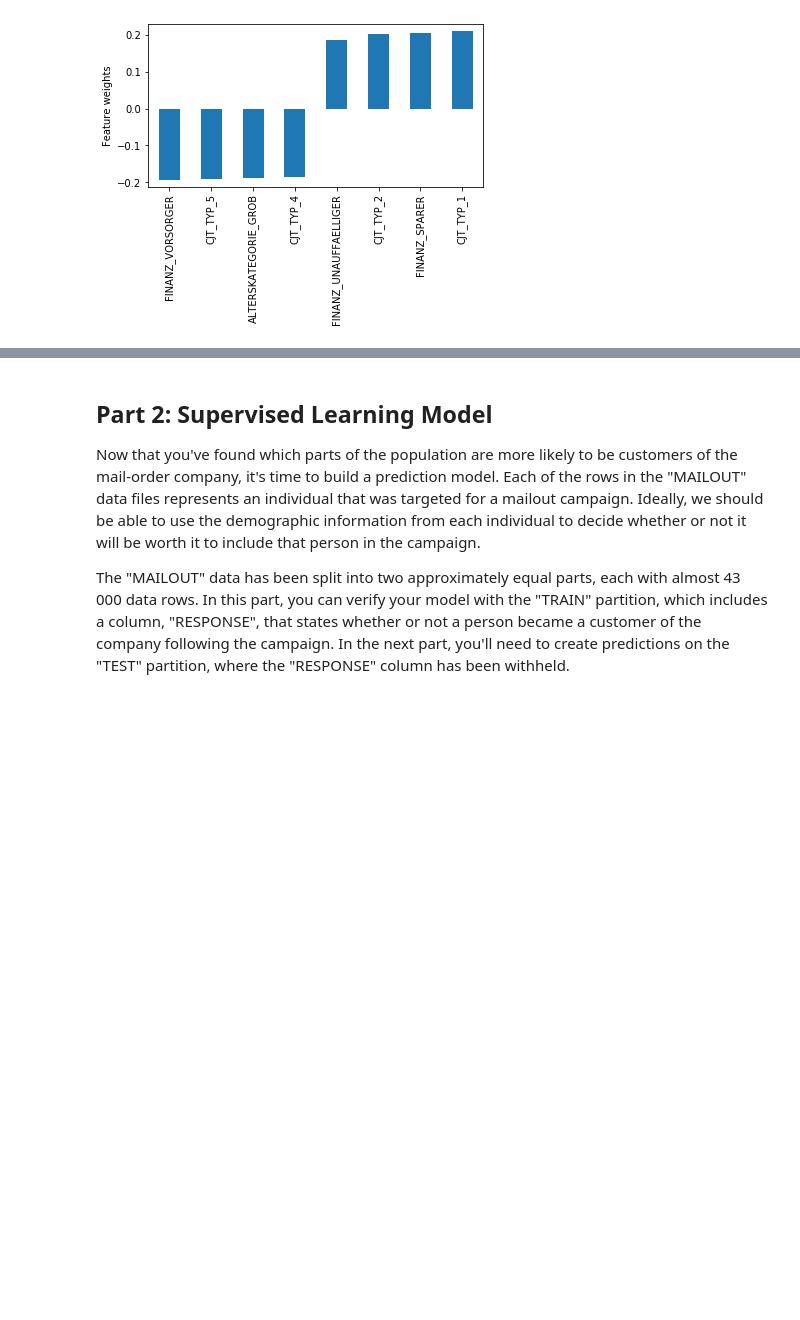
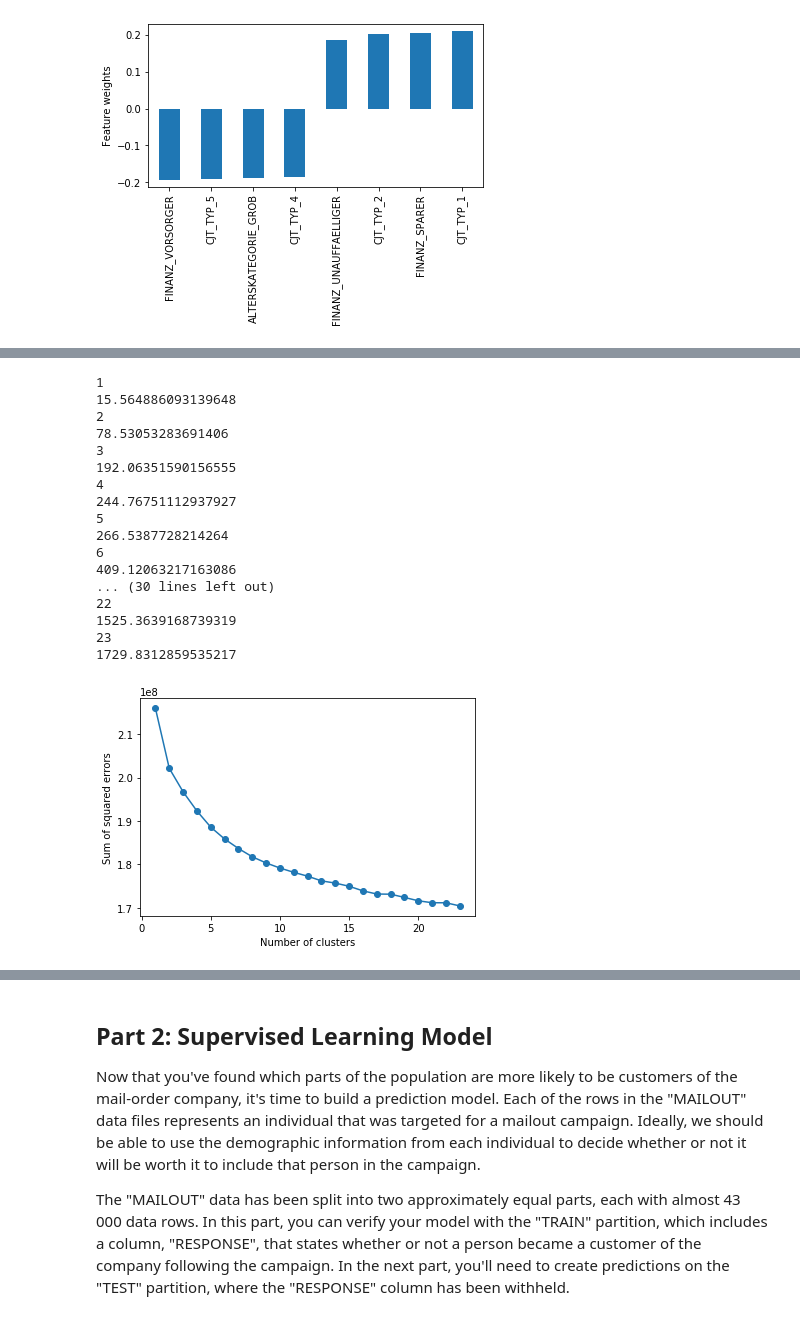
Before and after one commit to thapasun/udacity-DSND-capstone, a Jupyter notebook: Arvato Project Workbook.ipynb, the cells around one changed output, grey strips where cells are left out. Drawn from its saved outputs; the diff is of its cells as text; code cells hidden in the pictures; blank space fills up the shorter version.

```diff
--- a/Arvato Project Workbook.ipynb
+++ b/Arvato Project Workbook.ipynb
@@ -734,0 +759,42 @@ Name: 2, Length: 311, dtype: float64
+# %%
+def get_kmeans_score(data,center):
+    kmeans = KMeans(n_clusters = center)
+    model = kmeans.fit(data)
+    score = np.abs(model.score(data))
+
+    return score
+# %%
+def elbow_plot(data):
+    scores = []
+    centers = list(range(1,24))
+    for center in centers:
+        print(center)
+        start = time.time()
+        scores.append(get_kmeans_score(data,center))
+        end = time.time()
+        print(end-start)
+    plt.plot(centers,scores,marker = 'o')
+    plt.xlabel('Number of clusters')
+    plt.ylabel('Sum of squared errors')
+    plt.savefig('elbowplot.png')
+# %%
+elbow_plot(azdias_pca_200)
+# %% [output]
+1
+15.564886093139648
+2
+78.53053283691406
+3
+192.06351590156555
+4
+244.76751112937927
+5
+266.5387728214264
+6
+409.12063217163086
+... (30 lines left out)
+22
+1525.3639168739319
+23
+1729.8312859535217
+[figure, added]
```
Also changed, not shown: parts of 49 cells of this notebook.
